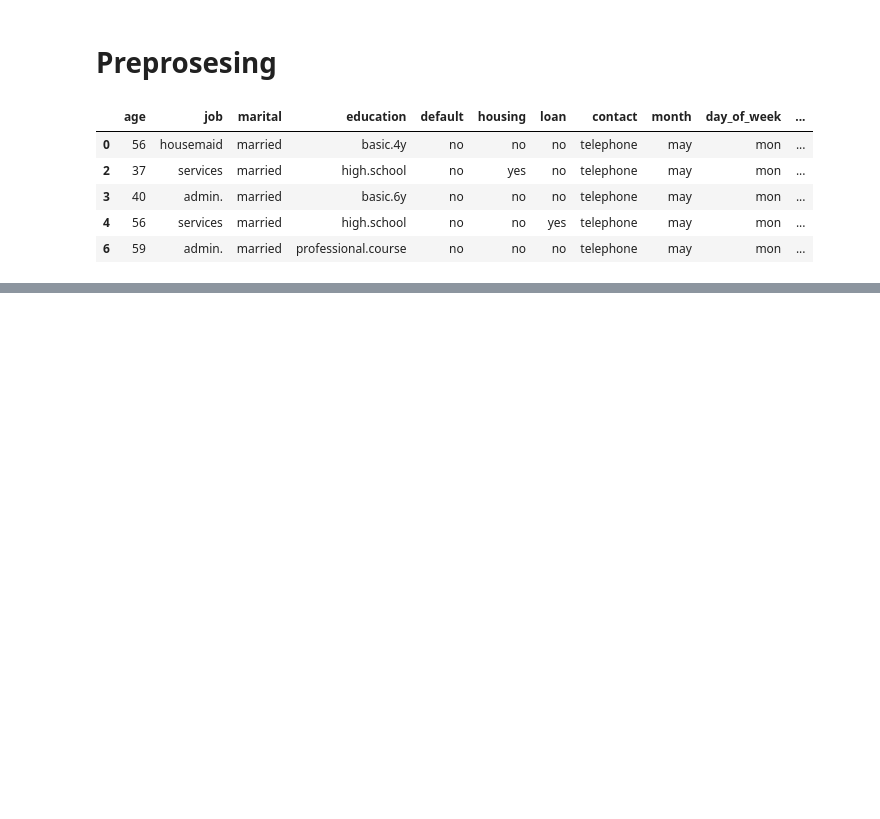
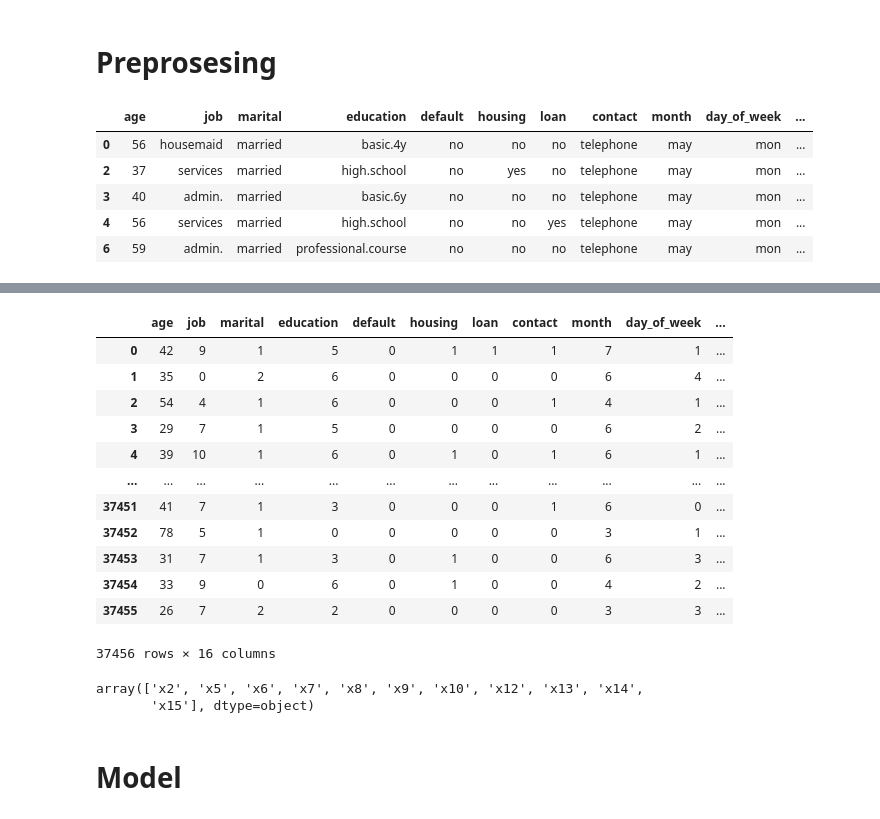
Before and after one commit to margo-waluyo/PYTN_Assign_3_4_Setiawan-Margo-Waluyo, a Jupyter notebook: PYTN_Assign_3_4_Setiawan-Margo-Waluyo.ipynb, the cells around one changed output, grey strips where cells are left out. Drawn from its saved outputs; the diff is of its cells as text; code cells hidden in the pictures; blank space fills up the shorter version.

```diff
--- a/PYTN_Assign_3_4_Setiawan-Margo-Waluyo.ipynb
+++ b/PYTN_Assign_3_4_Setiawan-Margo-Waluyo.ipynb
@@ -376,0 +431,20 @@ bank.head()
+# %%
+# Penanganan Ketidakseimbangan Kelas
+smote = SMOTE(random_state=42)
+X_train_resampled, Y_train_resampled = smote.fit_resample(X_train, Y_train)
+# %%
+pd.DataFrame(X_train_resampled)
+# %% [output]
+|  | age | job | marital | education | default | housing | loan | contact | month | day_of_week | ... |
+| 0 | 42 | 9 | 1 | 5 | 0 | 1 | 1 | 1 | 7 | 1 | ... |
+| 1 | 35 | 0 | 2 | 6 | 0 | 0 | 0 | 0 | 6 | 4 | ... |
+| 2 | 54 | 4 | 1 | 6 | 0 | 0 | 0 | 1 | 4 | 1 | ... |
+| 3 | 29 | 7 | 1 | 5 | 0 | 0 | 0 | 0 | 6 | 2 | ... |
+| 4 | 39 | 10 | 1 | 6 | 0 | 1 | 0 | 1 | 6 | 1 | ... |
+| ... | ... | ... | ... | ... | ... | ... | ... | ... | ... | ... | ... |
+| 37451 | 41 | 7 | 1 | 3 | 0 | 0 | 0 | 1 | 6 | 0 | ... |
+| 37452 | 78 | 5 | 1 | 0 | 0 | 0 | 0 | 0 | 3 | 1 | ... |
+| 37453 | 31 | 7 | 1 | 3 | 0 | 1 | 0 | 0 | 6 | 3 | ... |
+| 37454 | 33 | 9 | 0 | 6 | 0 | 1 | 0 | 0 | 4 | 2 | ... |
+| 37455 | 26 | 7 | 2 | 2 | 0 | 0 | 0 | 0 | 3 | 3 | ... |
+37456 rows × 16 columns
@@ -376,0 +461,7 @@ bank.head()
+# %%
+selector.get_feature_names_out()
+# %% [output]
+array(['x2', 'x5', 'x6', 'x7', 'x8', 'x9', 'x10', 'x12', 'x13', 'x14',
+       'x15'], dtype=object)
+# %% [markdown]
+# Model
```
Also changed, not shown: parts of 23 cells of this notebook.
